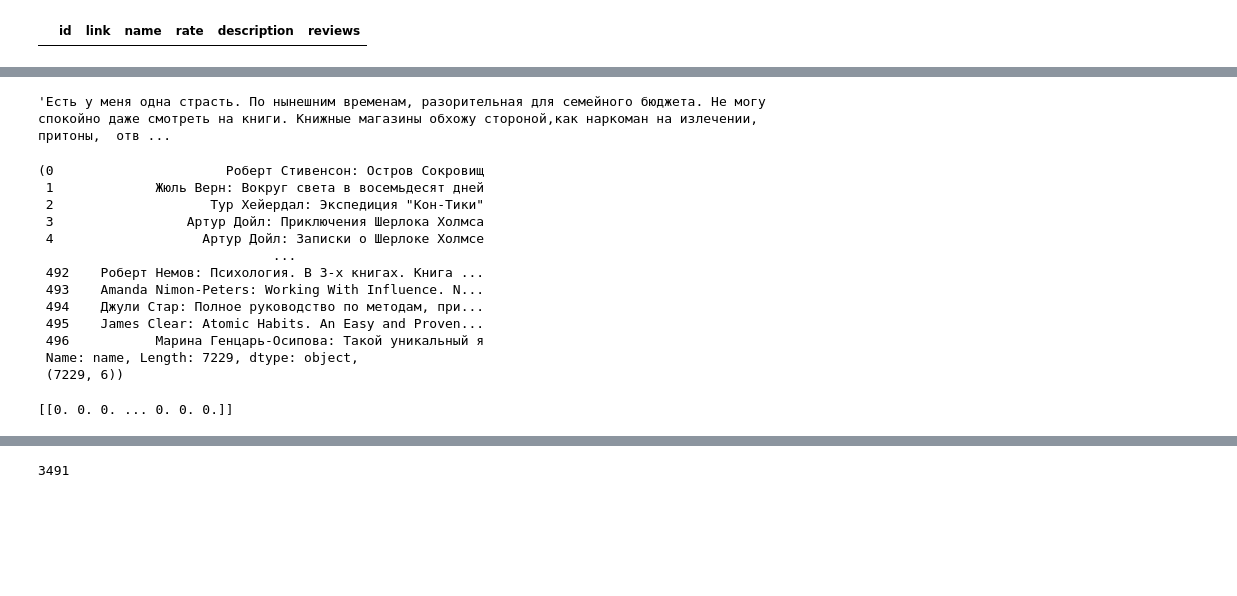
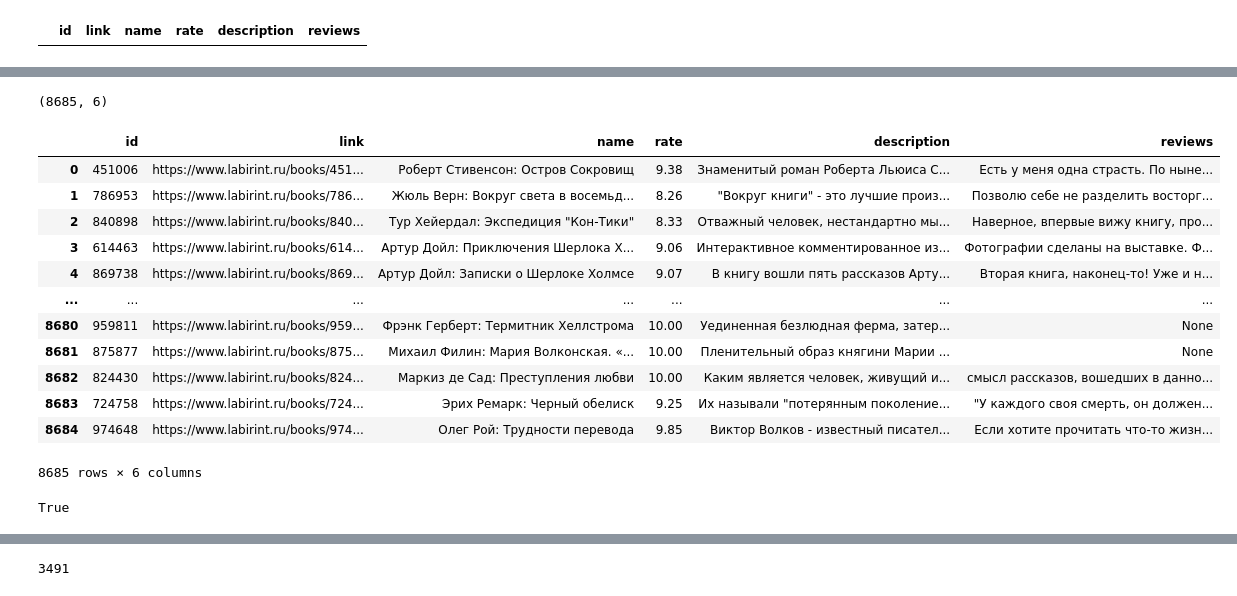
Before and after one commit to qdzzzxc/dls_project, a Jupyter notebook: try_tf_idf.ipynb, the cells around one changed output, grey strips where cells are left out. Saved outputs shown, nothing was run; the diff lists cells and outputs as text; code cells hidden in the pictures; blank space fills up the shorter version.

```diff
--- a/try_tf_idf.ipynb
+++ b/try_tf_idf.ipynb
@@ -19,4 +14,0 @@ all_rows.iloc[0].description
-# %%
-all_rows.iloc[0].reviews
-# %% [output]
-'Есть у меня одна страсть. По нынешним временам, разорительная для семейного бюджета. Не могу спокойно даже смотреть на книги. Книжные магазины обхожу стороной,как наркоман на излечении, притоны,  отв ...
@@ -27,16 +15,4 @@ jwt:eyJhbGciOiJIUzI1NiIsInR5cCI6IkpXVCJ9.eyJzdWIiOiJnaDoxMjYzMjAxNjAiLCJleHAiOjE
 # %%
-all_rows.name, all_rows.shape
+all_rows.shape
 # %% [output]
-(0                      Роберт Стивенсон: Остров Сокровищ
- 1             Жюль Верн: Вокруг света в восемьдесят дней
- 2                    Тур Хейердал: Экспедиция "Кон-Тики"
- 3                 Артур Дойл: Приключения Шерлока Холмса
- 4                   Артур Дойл: Записки о Шерлоке Холмсе
-                              ...
- 492    Роберт Немов: Психология. В 3-х книгах. Книга ...
- 493    Amanda Nimon-Peters: Working With Influence. N...
- 494    Джули Стар: Полное руководство по методам, при...
- 495    James Clear: Atomic Habits. An Easy and Proven...
- 496           Марина Генцарь-Осипова: Такой уникальный я
- Name: name, Length: 7229, dtype: object,
- (7229, 6))
+(8685, 6)
@@ -43,3 +21,23 @@ all_rows.name, all_rows.shape
+# %%
+pd.read_parquet('all_rows.pqt')
+# %% [output]
+|  | id | link | name | rate | description | reviews |
+| 0 | 451006 | https://www.labirint.ru/books/451... | Роберт Стивенсон: Остров Сокровищ | 9.38 | Знаменитый роман Роберта Льюиса С... | Есть у меня одна страсть. По ныне... |
+| 1 | 786953 | https://www.labirint.ru/books/786... | Жюль Верн: Вокруг света в восемьд... | 8.26 | "Вокруг книги" - это лучшие произ... | Позволю себе не разделить восторг... |
+| 2 | 840898 | https://www.labirint.ru/books/840... | Тур Хейердал: Экспедиция "Кон-Тики" | 8.33 | Отважный человек, нестандартно мы... | Наверное, впервые вижу книгу, про... |
+| 3 | 614463 | https://www.labirint.ru/books/614... | Артур Дойл: Приключения Шерлока Х... | 9.06 | Интерактивное комментированное из... | Фотографии сделаны на выставке. Ф... |
+| 4 | 869738 | https://www.labirint.ru/books/869... | Артур Дойл: Записки о Шерлоке Холмсе | 9.07 | В книгу вошли пять рассказов Арту... | Вторая книга, наконец-то! Уже и н... |
+| ... | ... | ... | ... | ... | ... | ... |
+| 8680 | 959811 | https://www.labirint.ru/books/959... | Фрэнк Герберт: Термитник Хеллстрома | 10.00 | Уединенная безлюдная ферма, затер... | None |
+| 8681 | 875877 | https://www.labirint.ru/books/875... | Михаил Филин: Мария Волконская. «... | 10.00 | Пленительный образ княгини Марии ... | None |
+| 8682 | 824430 | https://www.labirint.ru/books/824... | Маркиз де Сад: Преступления любви | 10.00 | Каким является человек, живущий и... | смысл рассказов, вошедших в данно... |
+| 8683 | 724758 | https://www.labirint.ru/books/724... | Эрих Ремарк: Черный обелиск | 9.25 | Их называли "потерянным поколение... | "У каждого своя смерть, он должен... |
+| 8684 | 974648 | https://www.labirint.ru/books/974... | Олег Рой: Трудности перевода | 9.85 | Виктор Волков - известный писател... | Если хотите прочитать что-то жизн... |
+8685 rows × 6 columns
+# %%
+os.path.exists(os.path.join('.', 'tfidf_vectors.npy'))
+# %% [output]
+True
 # %%
 from sklearn.feature_extraction.text import TfidfVectorizer
 
@@ -47,19 +45,6 @@ from sklearn.feature_extraction.text import TfidfVectorizer
 vectorizer = TfidfVectorizer()
 
 tfidf_vectors = vectorizer.fit_transform(all_rows.name)
-# %%
-# Новое предложение
-new_sentence = '''с.михайлов ск.зини'''
-
-# Преобразование нового предложения в TF-IDF вектор
-new_tfidf_vector = vectorizer.transform([new_sentence])
-
-# Получение TF-IDF вектора в виде массива
-new_tfidf_vector_array = new_tfidf_vector.toarray()
-
-print(new_tfidf_vector_array)
-# %% [output]
-[[0. 0. 0. ... 0. 0. 0.]]
 # %%
 tfidf_vectors.shape
 # %% [output]
```
Also changed, not shown: parts of 8 cells of this notebook, 19 other files.
